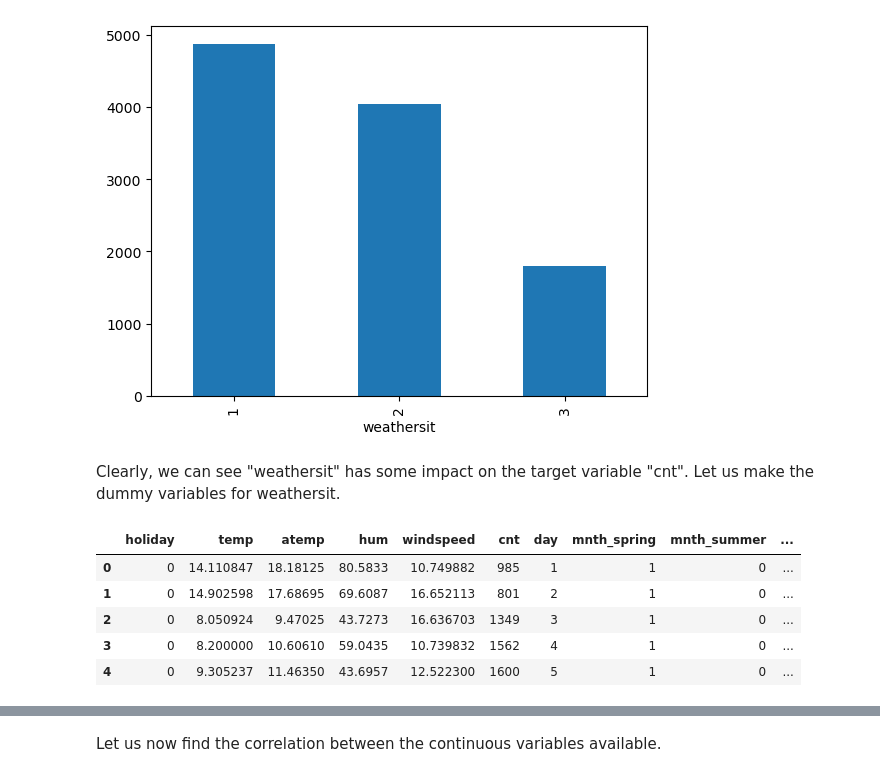
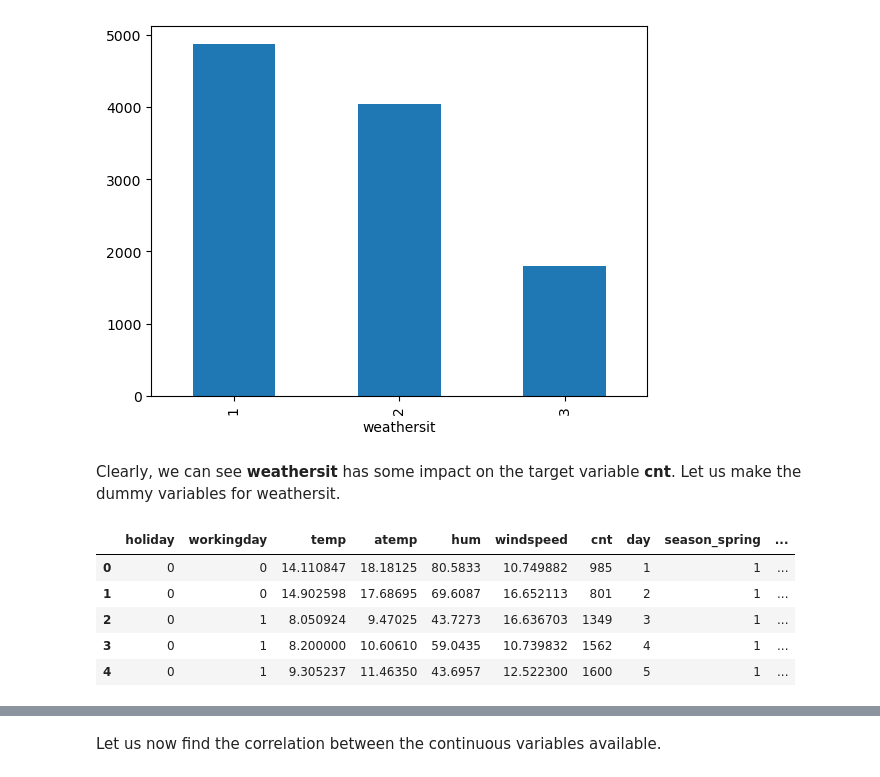
Before and after one commit to shivasaibondugula/Bike-sharing-demand-prediction, a Jupyter notebook: Linear_Regression_Assignment.ipynb, the cells around one changed output, grey strips where cells are left out. Saved outputs shown, nothing was run; the diff lists cells and outputs as text; code cells hidden in the pictures.

```diff
--- a/Linear_Regression_Assignment.ipynb
+++ b/Linear_Regression_Assignment.ipynb
@@ -127,5 +126,5 @@ Let us convert to readable form and check the relationship with the target varia
 # %%
-season_dict = {1:"mnth_spring",2:"mnth_summer",3:"mnth_fall",4:"mnth_winter"}
+season_dict = {1:"season_spring",2:"season_summer",3:"season_fall",4:"season_winter"}
 def get_season(x):
     return season_dict.get(x)
 
@@ -274,0 +255,4 @@ data.head()
+# %%
+weekday_variables = pd.get_dummies(data['weekday'],prefix="weekday",drop_first = True)
+data.drop(["weekday"],axis=1,inplace=True)
+data = pd.concat([data, weekday_variables], axis = 1)
@@ -290,3 +281,0 @@ We can drop that variable.
-# %%
-data.drop(["workingday"],axis=1,inplace=True)
-data.head()
@@ -310,16 +292,16 @@ data.groupby(by="weathersit")["cnt"].mean().plot.bar()
 <AxesSubplot:xlabel='weathersit'>
 [figure]
 # %% [markdown]
-Clearly, we can see "weathersit" has some impact on the target variable "cnt". Let us make the dummy variables for weathersit.
+Clearly, we can see **weathersit** has some impact on the target variable **cnt**. Let us make the dummy variables for weathersit.
 # %%
-weathersit_variables = pd.get_dummies(data['weathersit'],drop_first = True,prefix="weathersit_")
+weathersit_variables = pd.get_dummies(data['weathersit'],drop_first = True,prefix="weathersit")
 data.drop(["weathersit"],axis=1,inplace=True)
 data = pd.concat([data, weathersit_variables], axis = 1)
 data.head()
 # %% [output]
-|  | holiday | temp | atemp | hum | windspeed | cnt | day | mnth_spring | mnth_summer | ... |
-| 0 | 0 | 14.110847 | 18.18125 | 80.5833 | 10.749882 | 985 | 1 | 1 | 0 | ... |
-| 1 | 0 | 14.902598 | 17.68695 | 69.6087 | 16.652113 | 801 | 2 | 1 | 0 | ... |
-| 2 | 0 | 8.050924 | 9.47025 | 43.7273 | 16.636703 | 1349 | 3 | 1 | 0 | ... |
-| 3 | 0 | 8.200000 | 10.60610 | 59.0435 | 10.739832 | 1562 | 4 | 1 | 0 | ... |
-| 4 | 0 | 9.305237 | 11.46350 | 43.6957 | 12.522300 | 1600 | 5 | 1 | 0 | ... |
+|  | holiday | workingday | temp | atemp | hum | windspeed | cnt | day | season_spring | ... |
+| 0 | 0 | 0 | 14.110847 | 18.18125 | 80.5833 | 10.749882 | 985 | 1 | 1 | ... |
+| 1 | 0 | 0 | 14.902598 | 17.68695 | 69.6087 | 16.652113 | 801 | 2 | 1 | ... |
+| 2 | 0 | 1 | 8.050924 | 9.47025 | 43.7273 | 16.636703 | 1349 | 3 | 1 | ... |
+| 3 | 0 | 1 | 8.200000 | 10.60610 | 59.0435 | 10.739832 | 1562 | 4 | 1 | ... |
+| 4 | 0 | 1 | 9.305237 | 11.46350 | 43.6957 | 12.522300 | 1600 | 5 | 1 | ... |
```
Also changed, not shown: parts of 111 cells of this notebook.
